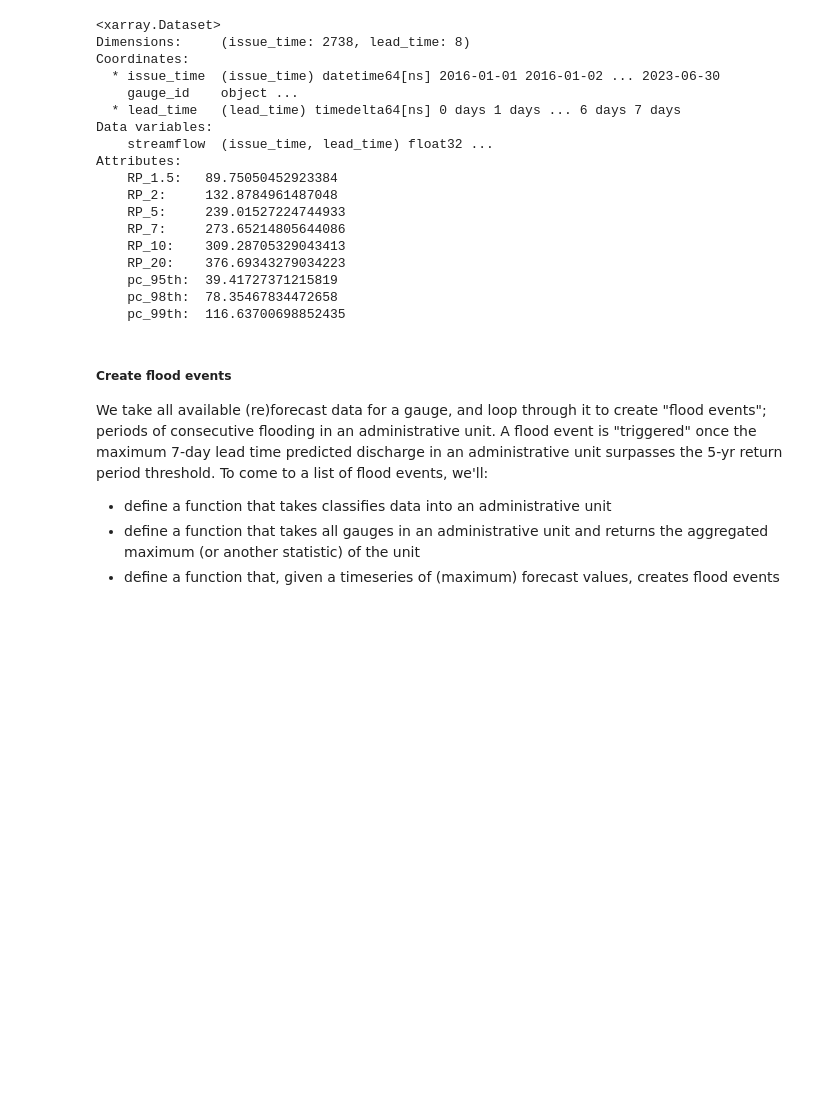
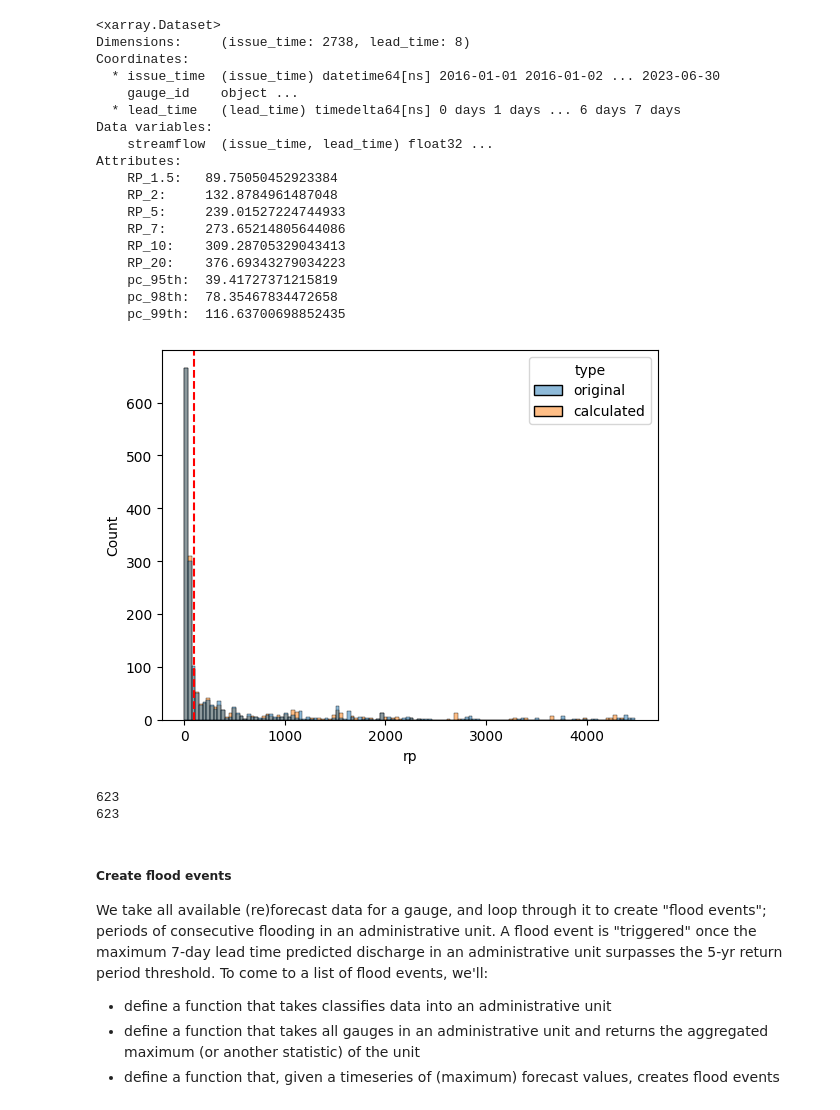
Before and after one commit to rodekruis/river-flood-data-analysis, a Jupyter notebook: GoogleFloodHub/src/GRRR.ipynb, the cells around one changed output. Saved outputs shown, nothing was run; the diff lists cells and outputs as text; code cells hidden in the pictures; blank space fills up the shorter version.

```diff
--- a/GoogleFloodHub/src/GRRR.ipynb
+++ b/GoogleFloodHub/src/GRRR.ipynb
@@ -864,6 +866,35 @@ Attributes:
     pc_95th:  39.41727371215819
     pc_98th:  78.35467834472658
     pc_99th:  116.63700698852435
+# %%
+# compare some of the calculated return periods with the actual values from Google
+import matplotlib.pyplot as plt
+import seaborn as sns
+
+original_5YR_RP_values = [float(ds['return_period_5']) for ds in dict_return_periods.values() if\
+                           'return_period_5' in ds]
+calculated_5YR_RP_values = [float(ds.attrs['RP_5']) for ds in dict_datasets.values() if\
+                             'RP_5' in ds.attrs]
+df = pd.concat([pd.DataFrame({'rp': original_5YR_RP_values,
+                              'type': 'original'}),
+                pd.DataFrame({'rp': calculated_5YR_RP_values,
+                              'type': 'calculated'})])
+sns.histplot(data = df, x = 'rp', hue = 'type', alpha = 0.5)
+plt.axvline(x = 100, color = 'red', linestyle = '--')
+plt.show()
+# %% [output]
+[figure, added]
+# %%
+# exclude all datasets where the 5-yr RP is below 100
+dict_datasets = {key: value for key, value in dict_datasets.items() if \
+                    float(value.attrs['RP_5']) >= 100}
+dict_return_periods_rc = {key: value for key, value in dict_return_periods_rc.items() if \
+                            float(value.attrs['RP_5']) >= 100}
+print(len(dict_datasets))
+print(len(dict_return_periods_rc))
+# %% [output]
+623
+623
 # %%
 # free up memory
 del dict_reanalysis
```
Also changed, not shown: parts of 39 cells of this notebook, 7 other files.
